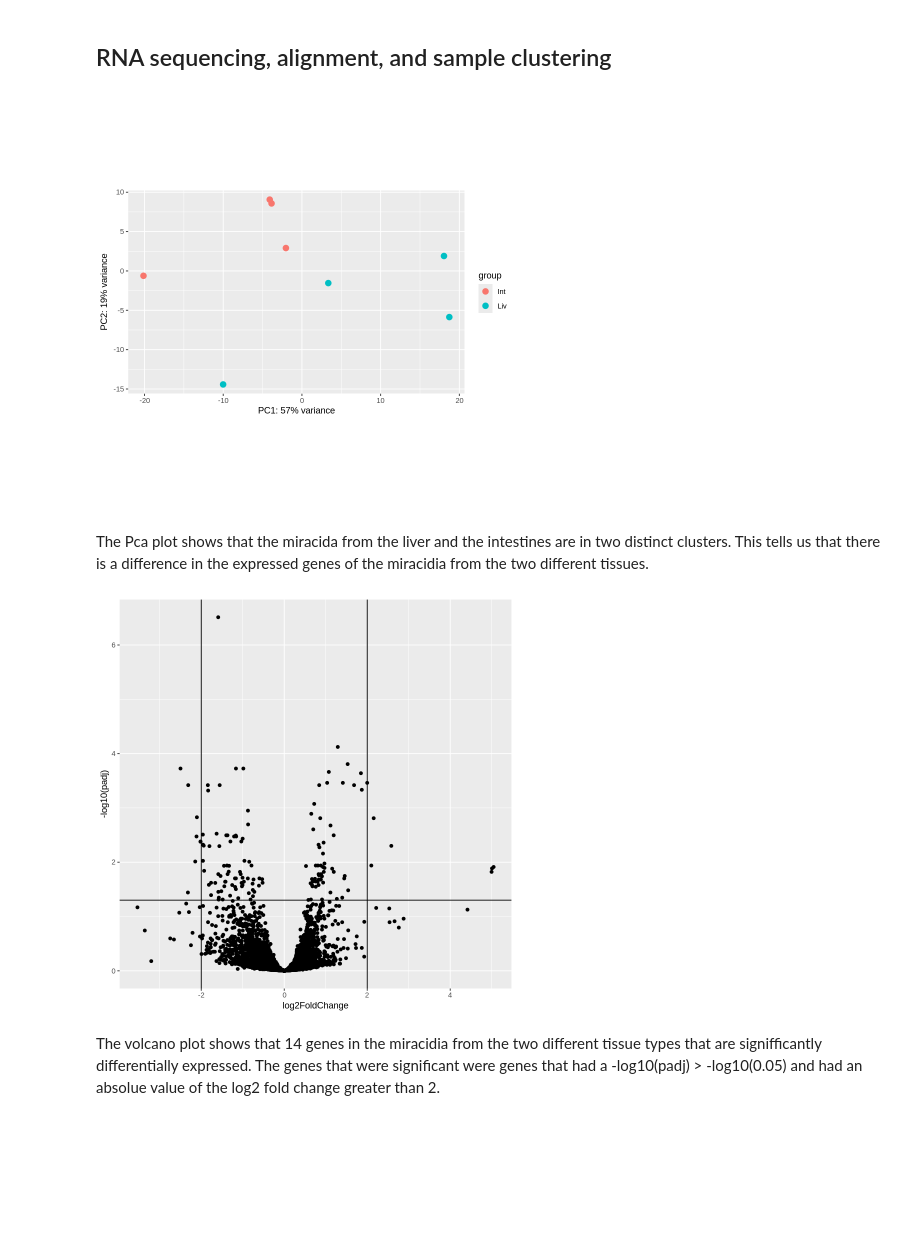
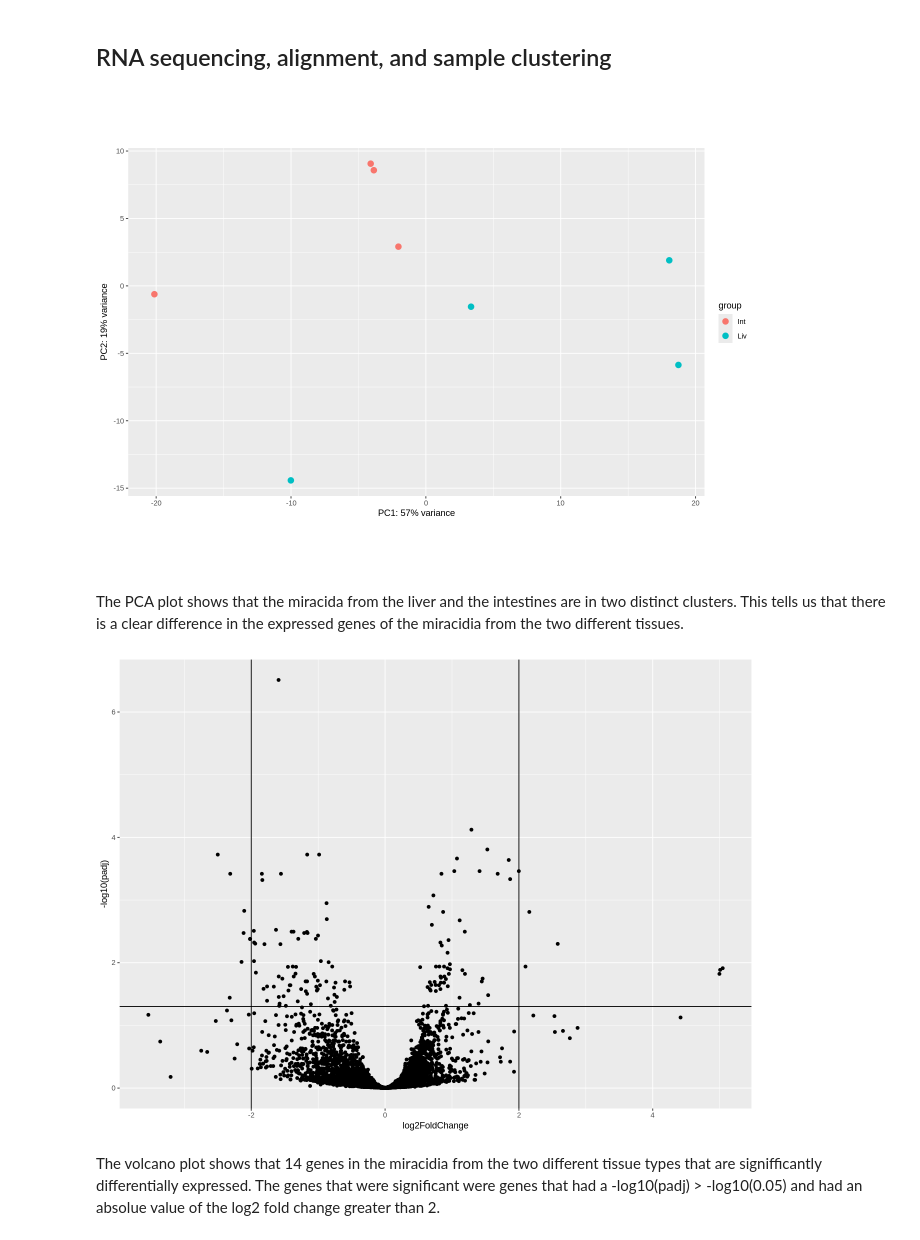
Before and after one commit to Brandy-Corwin/Schistosoma-RNA-seq, a Jupyter notebook: manuscript.ipynb, the cells around one changed output. Saved outputs shown, nothing was run; the diff lists cells and outputs as text; code cells hidden in the pictures; blank space fills up the shorter version.

```diff
--- a/manuscript.ipynb
+++ b/manuscript.ipynb
@@ -77,17 +81,19 @@ dds <- DESeq(dds, quiet = TRUE)
 
 res <- results(dds)
 # %%
+# Create and output PCA plot
+options(repr.plot.width = 11, repr.plot.height = 8)
 vsd <- varianceStabilizingTransformation(dds)
-
 pca <- plotPCA(vsd, intgroup = 'tissue')
 pca
 # %% [output]
-[figure, old version]
+[figure, new version]
 # %% [markdown]
-The Pca plot shows that the miracida from the liver and the intestines are in two distinct clusters. This tells us that there is a difference in the expressed genes of the miracidia from the two different tissues.
+The PCA plot shows that the miracida from the liver and the intestines are in two distinct clusters. This tells us that there is a clear difference in the expressed genes of the miracidia from the two different tissues.
 # %%
+# Create and output volcano plot
 volcano_data <- as_tibble(res, rownames = 'gene_id')
-
+options(repr.plot.width = 11, repr.plot.height = 8)
 volcano_plot <- volcano_data |>
     ggplot(aes(x = log2FoldChange, y = -log10(padj))) +
     geom_point(na.rm = TRUE) +
@@ -96,7 +102,7 @@ volcano_plot <- volcano_data |>
     geom_hline(yintercept = -log10(0.05))
 volcano_plot
 # %% [output]
-[figure, old version]
+[figure, new version]
 # %% [markdown]
 The volcano plot shows that 14 genes in the miracidia from the two different tissue types that are signifficantly differentially expressed. The genes that were significant were genes that had a -log10(padj) > -log10(0.05) and had an absolue value of the log2 fold change greater than 2.
 # %% [markdown]
```
Also changed, not shown: parts of 9 cells of this notebook.
